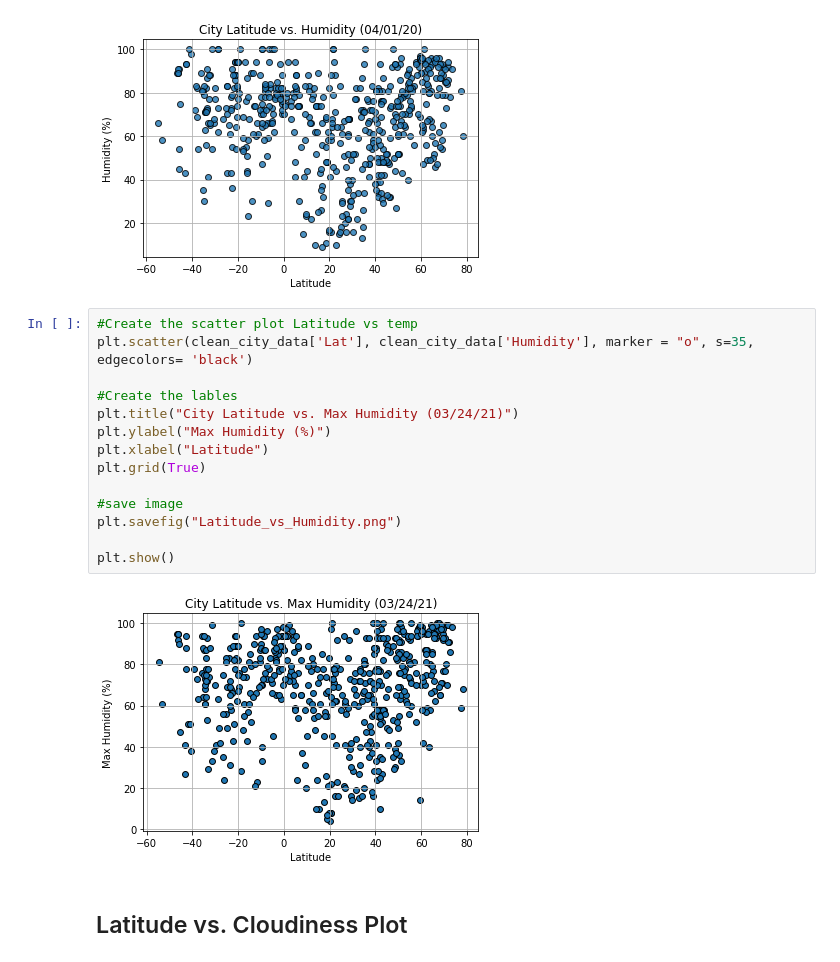
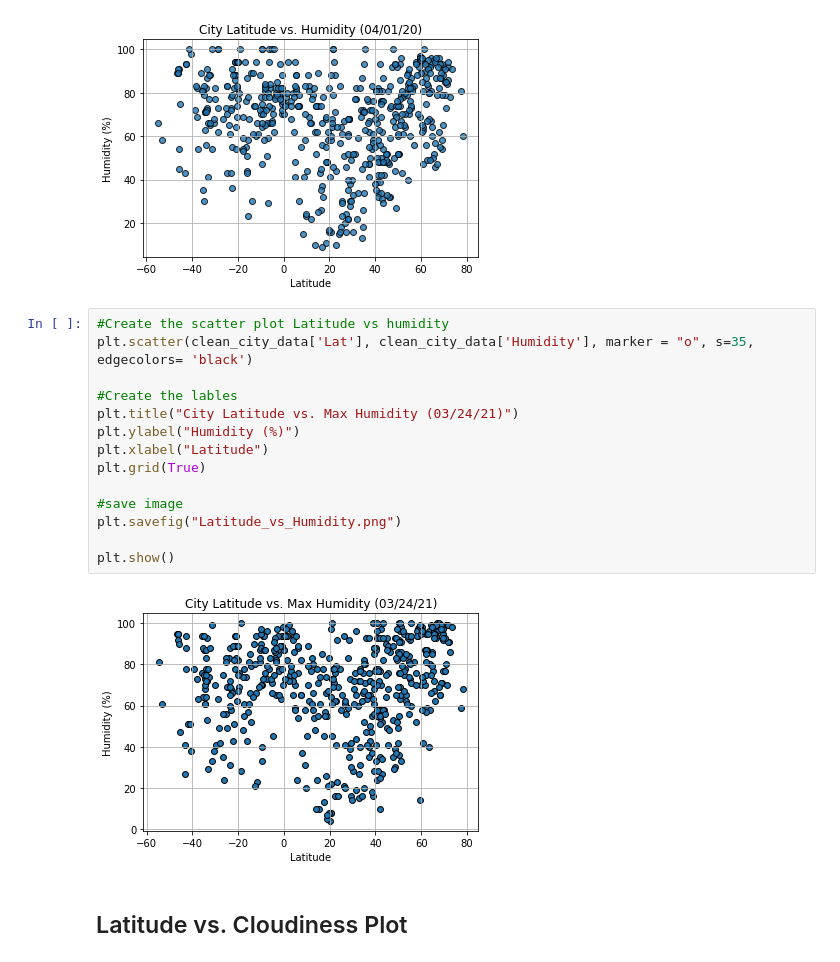
Before and after one commit to danielatuesta55/python-api-challenge, a Jupyter notebook: WeatherPy/WeatherPy-updated.ipynb, the cells around one changed output. Cells and saved outputs as stored; diff of their text form.

```diff
--- a/WeatherPy/WeatherPy-updated.ipynb
+++ b/WeatherPy/WeatherPy-updated.ipynb
@@ -247,21 +247,21 @@ plt.show()
 # %% [output]
 [figure]
 # %%
-#Create the scatter plot Latitude vs temp
+#Create the scatter plot Latitude vs humidity
 plt.scatter(clean_city_data['Lat'], clean_city_data['Humidity'], marker = "o", s=35, edgecolors= 'black')
 
 #Create the lables
 plt.title("City Latitude vs. Max Humidity (03/24/21)")
-plt.ylabel("Max Humidity (%)")
+plt.ylabel("Humidity (%)")
 plt.xlabel("Latitude")
 plt.grid(True)
 
 #save image
 plt.savefig("Latitude_vs_Humidity.png")
 
 plt.show()
 # %% [output]
-[figure, old version]
+[figure, new version]
 # %% [markdown]
 ## Latitude vs. Cloudiness Plot
 # %%
```
Also changed, not shown: parts of 1 cell of this notebook, 2 other files.
